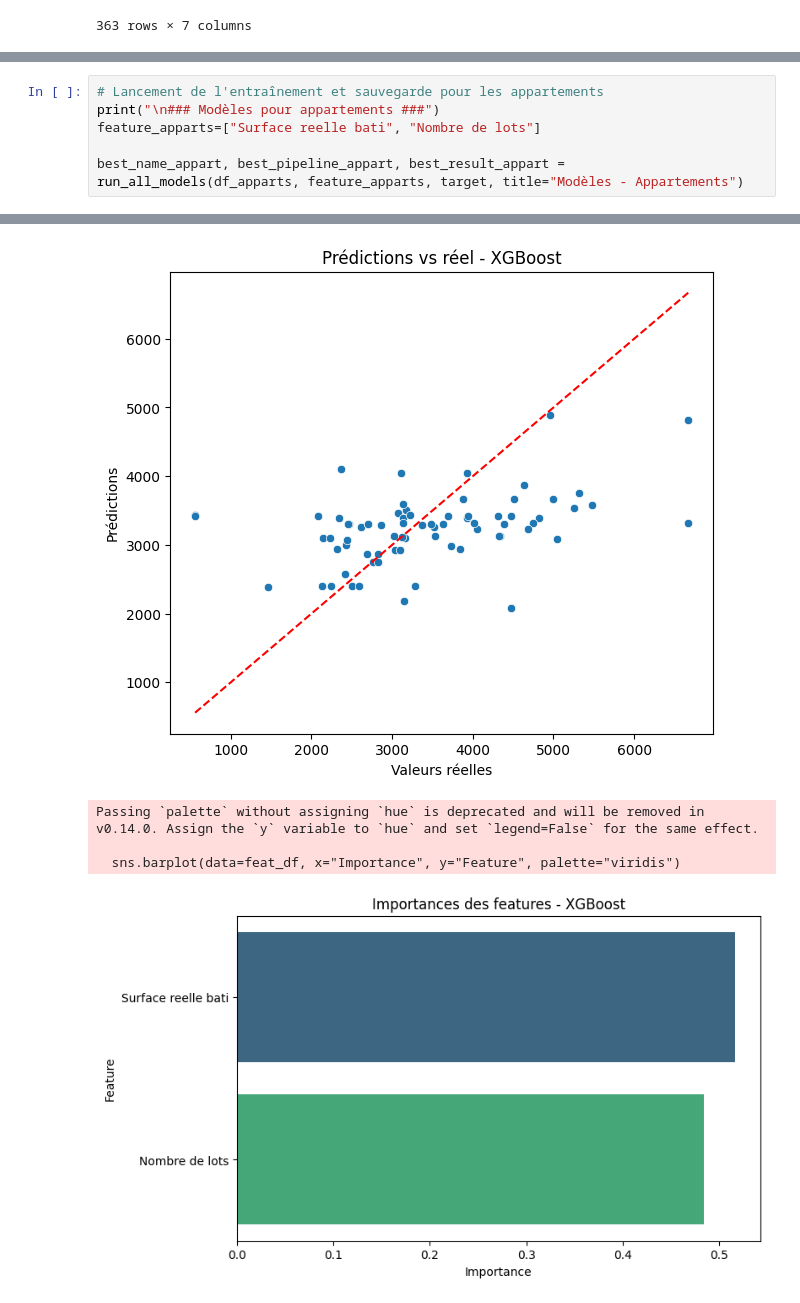
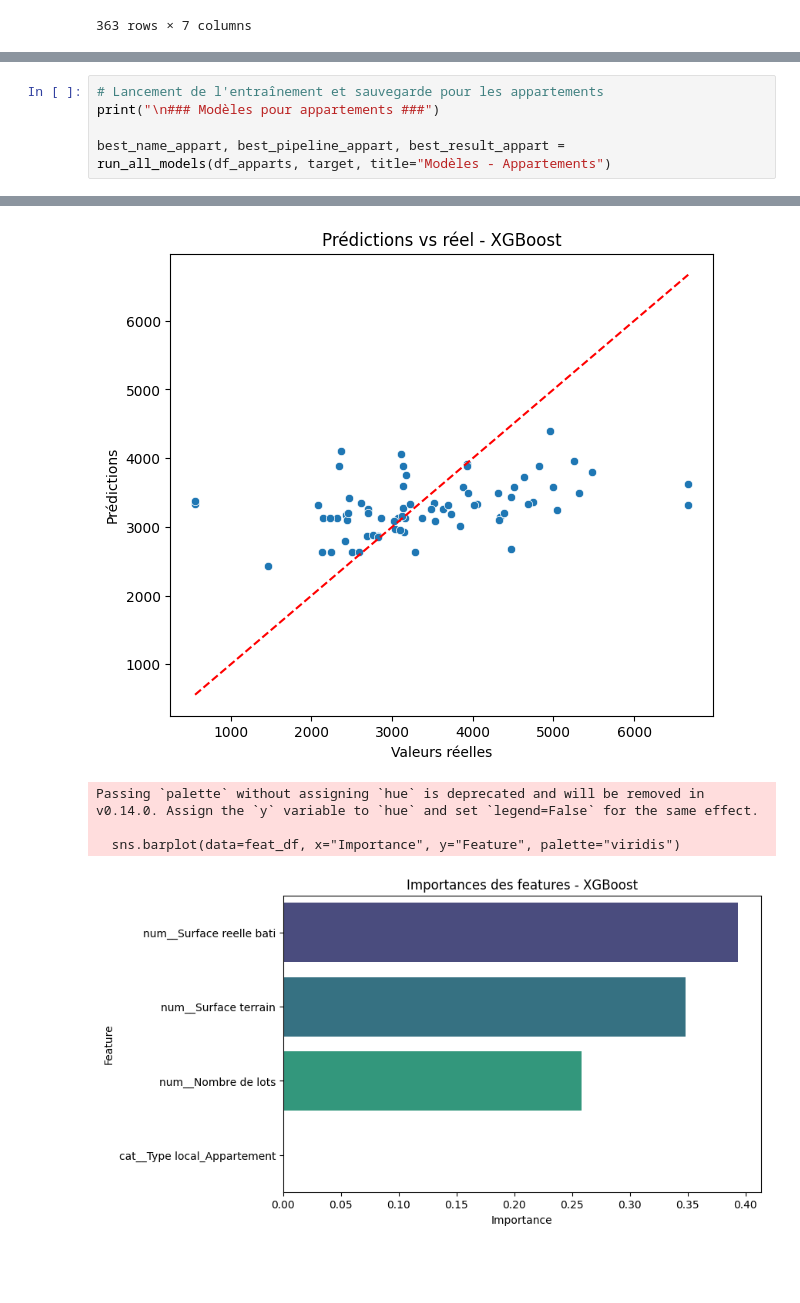
Before and after one commit to benjsant/immoprice_lille_fastapi, a Jupyter notebook: notebooks/phase_1_lille.ipynb, the cells around one changed output, grey strips where cells are left out. Saved outputs shown, nothing was run; the diff lists cells and outputs as text; blank space fills up the shorter version.

```diff
--- a/notebooks/phase_1_lille.ipynb
+++ b/notebooks/phase_1_lille.ipynb
@@ -520,8 +599,7 @@ On recupere le best_pipelines pour plus tard.
 # %%
 # Lancement de l'entraînement et sauvegarde pour les appartements
 print("\n### Modèles pour appartements ###")
-feature_apparts=["Surface reelle bati", "Nombre de lots"]
 
-best_name_appart, best_pipeline_appart, best_result_appart = run_all_models(df_apparts, feature_apparts, target, title="Modèles - Appartements")
+best_name_appart, best_pipeline_appart, best_result_appart = run_all_models(df_apparts, target, title="Modèles - Appartements")
 # %% [output]
 ### Modèles pour appartements ###
@@ -537,7 +613,7 @@ XGBoost: MSE=1153561.2129, RMSE=1074.0397, MAE=797.1545, R2=0.1427
 
 ➡️ Meilleur modèle : XGBoost
-[figure, old version]
+[figure, new version]
 Passing `palette` without assigning `hue` is deprecated and will be removed in v0.14.0. Assign the `y` variable to `hue` and set `legend=False` for the same effect.
 
   sns.barplot(data=feat_df, x="Importance", y="Feature", palette="viridis")
-[figure, old version]
+[figure, new version]
```
Also changed, not shown: parts of 21 cells of this notebook, 18 other files.
